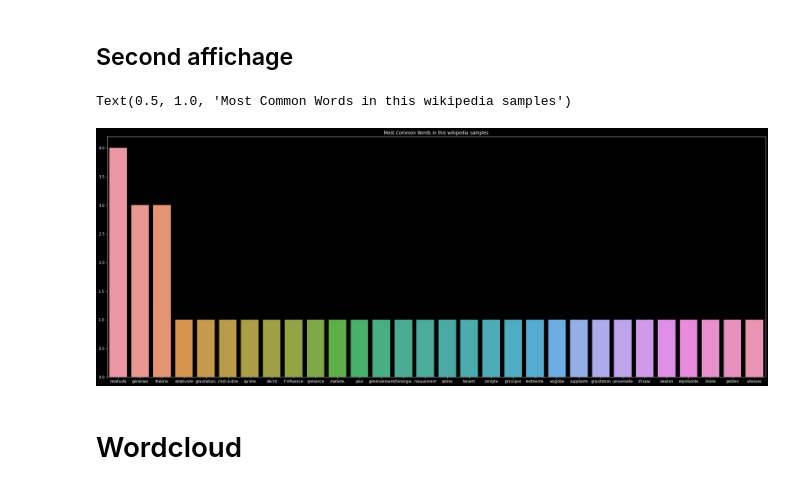
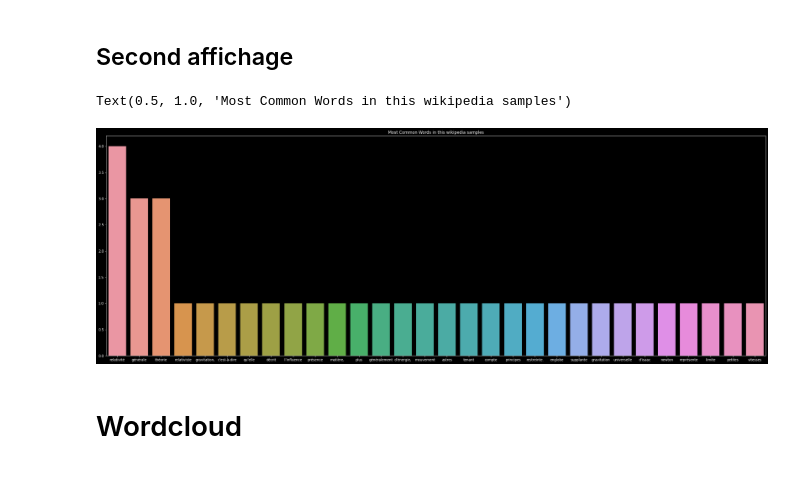
Before and after one commit to taminemelissa/quiz-generator, a Jupyter notebook: src/data/visualisation2.ipynb, the cells around one changed output. Saved outputs shown, nothing was run; the diff lists cells and outputs as text; code cells hidden in the pictures.

```diff
--- a/src/data/visualisation2.ipynb
+++ b/src/data/visualisation2.ipynb
@@ -122,13 +118,13 @@ counts = [cardinality[1] for cardinality in cardinalities.most_common(N_MOST_COM
 ## Second affichage
 # %%
 plt.style.use('dark_background')
-plt.figure(figsize=(32, 12))
+plt.figure(figsize=(35, 12))
 
 seaborn.barplot(x = words, y = counts)
 plt.title('Most Common Words in this wikipedia samples')
 # %% [output]
 Text(0.5, 1.0, 'Most Common Words in this wikipedia samples')
-[figure, old version]
+[figure, new version]
 # %% [markdown]
 # Wordcloud
 # %%
```
Also changed, not shown: parts of 2 cells of this notebook, 2 other files.
